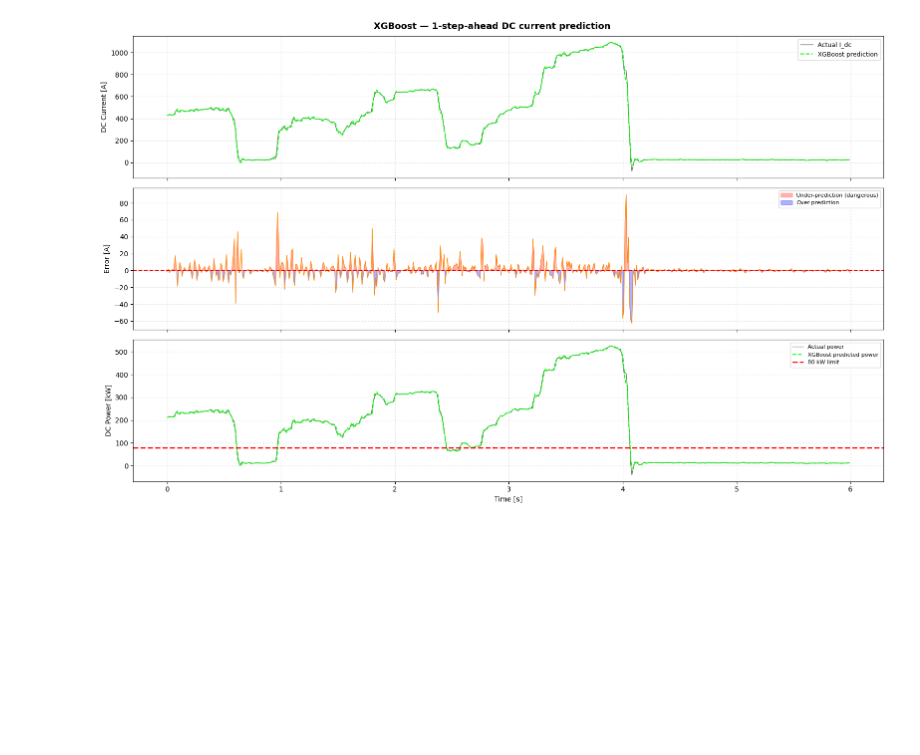
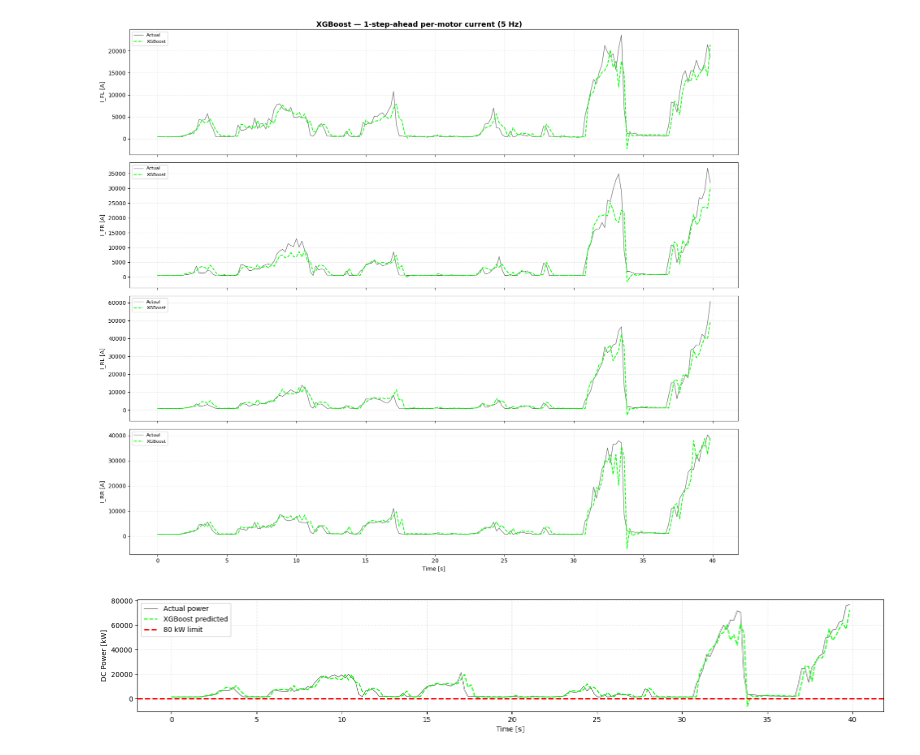
Before and after one commit to PUT-Motorsport/PUTM_EV_FF_CurrentLoop, a Jupyter notebook: src/03_xgboost_current.ipynb, the cells around one changed output. Drawn from its saved outputs; the diff is of its cells as text; code cells hidden in the pictures; blank space fills up the shorter version.

Commit message:
make model

```diff
--- a/src/03_xgboost_current.ipynb
+++ b/src/03_xgboost_current.ipynb
@@ -247,18 +184,0 @@ metrics = display_model_results(
-# %%
-importances = model.feature_importances_
-idx = np.argsort(importances)[::-1]
-top_n = 15
-
-fig, ax = plt.subplots(figsize=(10, 5))
-ax.bar(range(top_n), importances[idx[:top_n]], color='steelblue')
-ax.set_xticks(range(top_n))
-ax.set_xticklabels([feature_cols[i] for i in idx[:top_n]], rotation=45, ha='right')
-ax.set_title(f'XGBoost — top {top_n} feature importances', fontsize=12)
-ax.set_ylabel('Importance (gain)')
-ax.grid(True, ls=':', alpha=0.5, axis='y')
-plt.tight_layout()
-plt.show()
-
-print('Top 5 features:')
-for i in idx[:5]:
-    print(f'  {feature_cols[i]:<18}  importance={importances[i]:.4f}')
@@ -275,44 +187,26 @@ Top 5 features:
 # %%
-N_PLOT = 600
-sl = slice(0, N_PLOT)
-t_plot = t_test[sl] - t_test[0]
+N_PLOT = min(200, len(y_test))
+sl     = slice(0, N_PLOT)
+t_pl   = t_test[sl] - t_test[0]
 
-fig, axes = plt.subplots(3, 1, figsize=(16, 10), sharex=True)
-fig.suptitle('XGBoost — 1-step-ahead DC current prediction', fontsize=13, fontweight='bold')
+fig, axes = plt.subplots(4, 1, figsize=(16, 14), sharex=True)
+fig.suptitle('XGBoost — 1-step-ahead per-motor current (5 Hz)', fontsize=13, fontweight='bold')
+for i, (ax, m) in enumerate(zip(axes, MOTOR_NAMES)):
+    ax.plot(t_pl, y_test[sl, i], lw=0.9, color='black', alpha=0.6, label='Actual')
+    ax.plot(t_pl, y_pred[sl, i], lw=1.5, color='lime',  ls='--',   label='XGBoost')
+    ax.set_ylabel(f'I_{m} [A]'); ax.legend(fontsize=8); ax.grid(True, ls=':', alpha=0.5)
+axes[-1].set_xlabel('Time [s]')
+plt.tight_layout(); plt.show()
 
-# Panel 1: actual vs predicted
-ax = axes[0]
-ax.plot(t_plot, y_test[sl],  lw=0.9, color='black', alpha=0.6, label='Actual I_dc')
-ax.plot(t_plot, y_pred[sl],  lw=1.5, color='lime',  ls='--',   label='XGBoost prediction')
-ax.set_ylabel('DC Current [A]')
-ax.legend(fontsize=9)
-ax.grid(True, ls=':', alpha=0.5)
-
-# Panel 2: prediction error
-ax = axes[1]
-err = y_test[sl] - y_pred[sl]
-ax.plot(t_plot, err, lw=0.8, color='darkorange')
-ax.axhline(0, color='red', lw=1.5, ls='--')
-ax.fill_between(t_plot, err, 0, where=(err > 0), alpha=0.3, color='red',  label='Under-prediction (dangerous)')
-ax.fill_between(t_plot, err, 0, where=(err < 0), alpha=0.3, color='blue', label='Over-prediction')
-ax.set_ylabel('Error [A]')
-ax.legend(fontsize=8)
-ax.grid(True, ls=':', alpha=0.5)
-
-# Panel 3: DC power vs 80 kW limit
-ax = axes[2]
-U_sl   = U_test[sl]
-P_true = U_sl * y_test[sl] / 1e3
-P_pred = U_sl * y_pred[sl] / 1e3
-ax.plot(t_plot, P_true, lw=0.9, color='black', alpha=0.6, label='Actual power')
-ax.plot(t_plot, P_pred, lw=1.5, color='lime',  ls='--',   label='XGBoost predicted power')
-ax.axhline(80, color='red', lw=2, ls='--', label='80 kW limit')
-ax.set_ylabel('DC Power [kW]')
-ax.set_xlabel('Time [s]')
-ax.legend(fontsize=8)
-ax.grid(True, ls=':', alpha=0.5)
-
-plt.tight_layout()
-plt.show()
+fig, ax = plt.subplots(figsize=(16, 3))
+P_true = U_test[sl] * y_test[sl].sum(axis=1) / 1e3
+P_pred = U_test[sl] * y_pred[sl].sum(axis=1) / 1e3
+ax.plot(t_pl, P_true, lw=0.9, color='black', alpha=0.6, label='Actual power')
+ax.plot(t_pl, P_pred, lw=1.5, color='lime',  ls='--',   label='XGBoost predicted')
+ax.axhline(POWER_LIMIT_W / 1e3, color='red', lw=2, ls='--', label='80 kW limit')
+ax.set_ylabel('DC Power [kW]'); ax.set_xlabel('Time [s]')
+ax.legend(); ax.grid(True, ls=':', alpha=0.5)
+plt.tight_layout(); plt.show()
 # %% [output]
-[figure, old version]
+[figure, new version]
+[figure, added]
```
Also changed, not shown: parts of 22 cells of this notebook, 13 other files.
